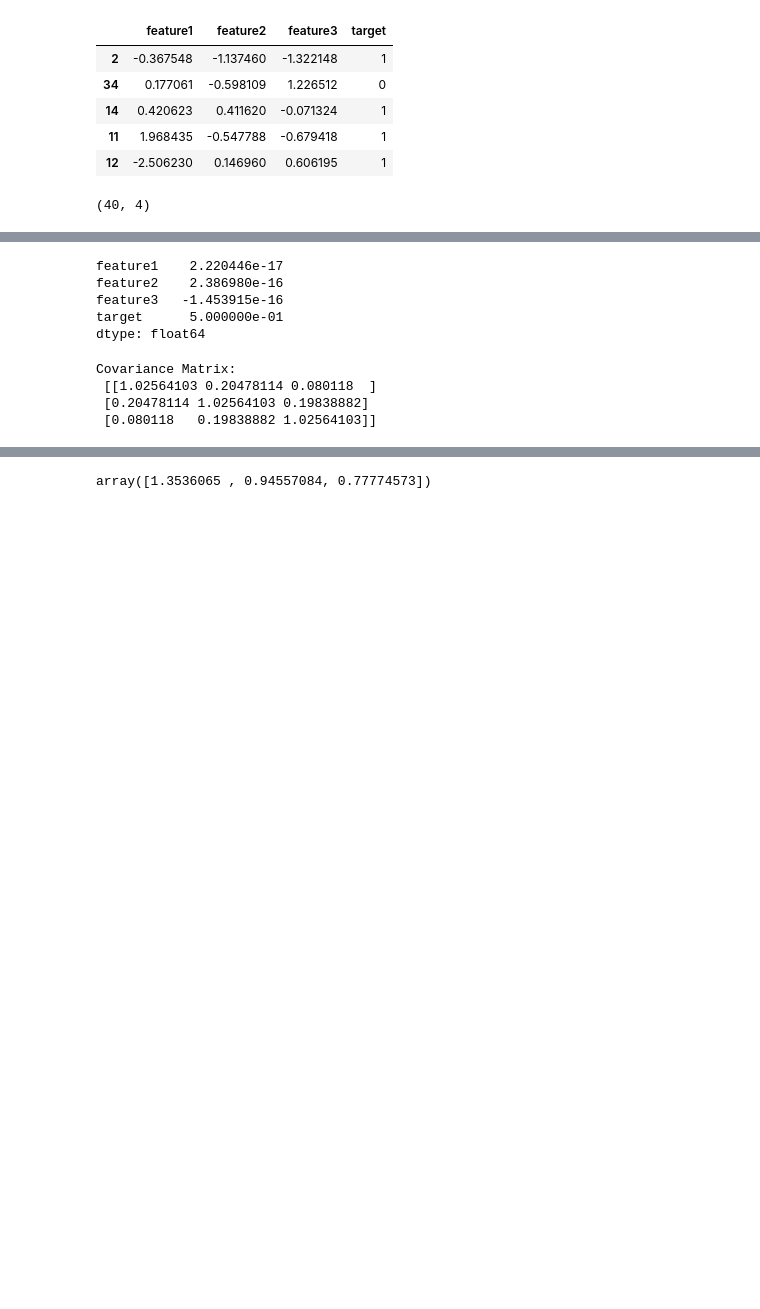
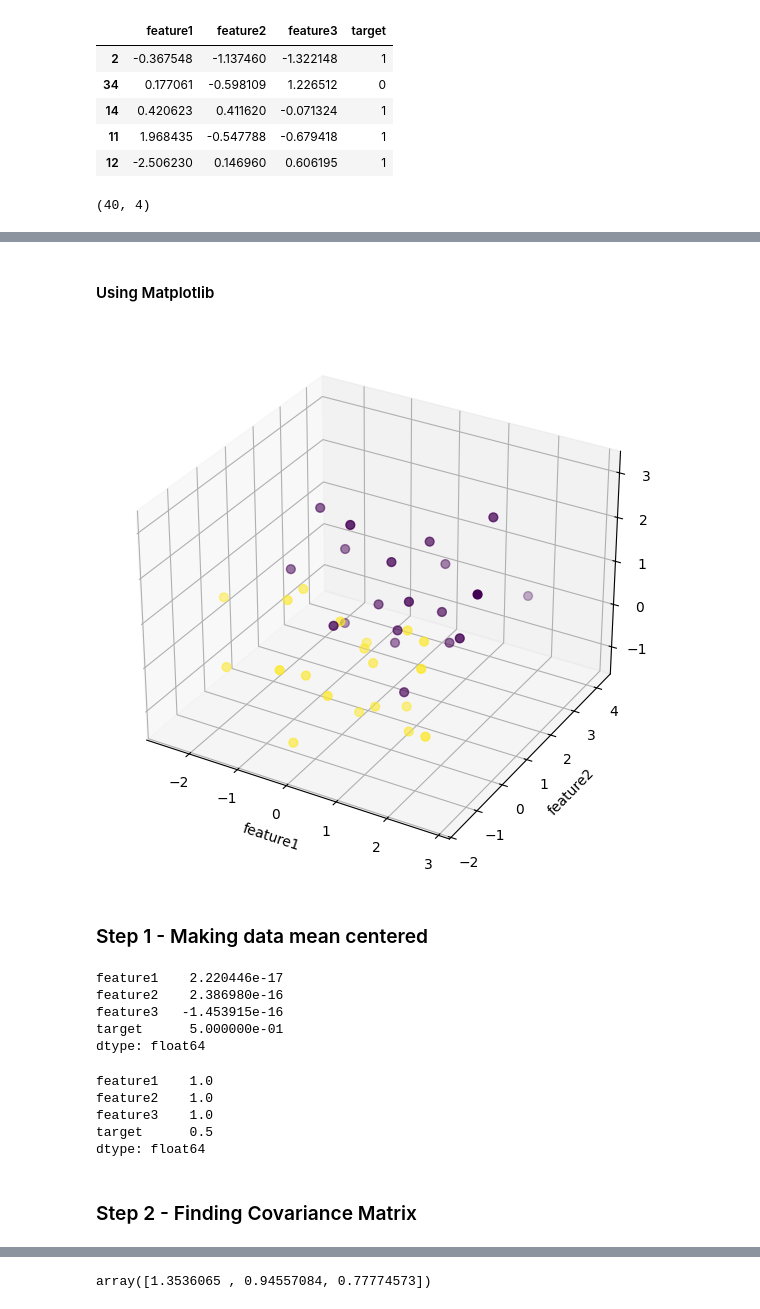
Before and after one commit to GautamKr2/Machine_Learning, a Jupyter notebook: PCA.ipynb, the cells around one changed output, grey strips where cells are left out. Saved outputs shown, nothing was run; the diff lists cells and outputs as text; code cells hidden in the pictures; blank space fills up the shorter version.

```diff
--- a/PCA.ipynb
+++ b/PCA.ipynb
@@ -53,2 +73,28 @@ fig.show()
+# %% [markdown]
+#### Using Matplotlib
+# %%
+from mpl_toolkits.mplot3d import Axes3D
+import matplotlib.pyplot as plt
+
+fig = plt.figure(figsize=(7,7))
+ax = fig.add_subplot(111, projection='3d')
+
+ax.scatter(
+    df['feature1'],
+    df['feature2'],
+    df['feature3'],
+    c=df['target'],
+    s=40
+)
+
+ax.set_xlabel('feature1')
+ax.set_ylabel('feature2')
+ax.set_zlabel('feature3')
+
+plt.show()
+# %% [output]
+[figure, added]
+# %% [markdown]
+### Step 1 - Making data mean centered
 # %%
 # Step 1 - Apply standard scaling
@@ -64,12 +111,13 @@ feature2    2.386980e-16
 feature3   -1.453915e-16
 target      5.000000e-01
 dtype: float64
-# %%
-# Step 2 - Find Covariance Matrix
-covariance_matrix = np.cov([df.iloc[:,0],df.iloc[:,1],df.iloc[:,2]])
-print('Covariance Matrix:\n', covariance_matrix)
-# %% [output]
-Covariance Matrix:
- [[1.02564103 0.20478114 0.080118  ]
- [0.20478114 1.02564103 0.19838882]
- [0.080118   0.19838882 1.02564103]]
+# %%
+df.std(ddof=0)
+# %% [output]
+feature1    1.0
+feature2    1.0
+feature3    1.0
+target      0.5
+dtype: float64
+# %% [markdown]
+### Step 2 - Finding Covariance Matrix
```
Also changed, not shown: parts of 25 cells of this notebook.
